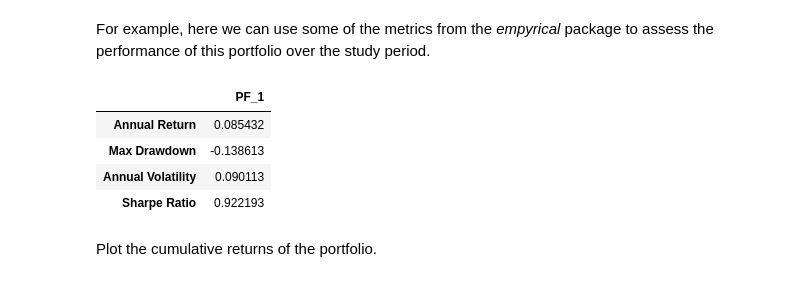
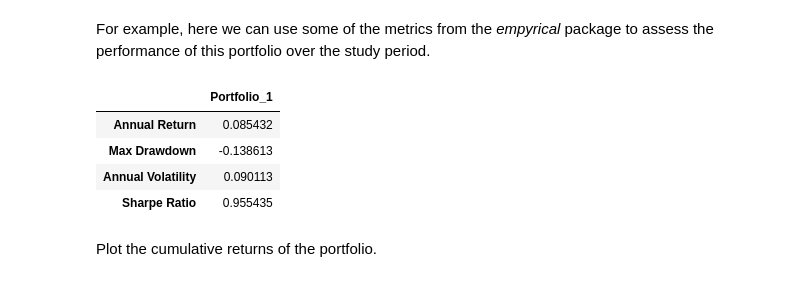
Before and after one commit to rickatx/rfpfolio, a Jupyter notebook: index.ipynb, the cells around one changed output. Saved outputs shown, nothing was run; the diff lists cells and outputs as text; code cells hidden in the pictures.

```diff
--- a/index.ipynb
+++ b/index.ipynb
@@ -96,25 +97,21 @@ import empyrical.stats as estats
 import pandas as pd
 # %%
 period='weekly'
-
-# risk-free rate -- for Sharpe ratio
-rf_rate = 0.003 # ann. rate of 0.3%
-weekly_rf_rate = (1 + rf_rate)**(1/52) - 1
 
 stats_spec = {'Annual Return':lambda x:estats.annual_return(x, period),
               'Max Drawdown':estats.max_drawdown,
               'Annual Volatility':lambda x: estats.annual_volatility(x, period),
-              'Sharpe Ratio':lambda x: estats.sharpe_ratio(x, risk_free=weekly_rf_rate, period=period)}
+              'Sharpe Ratio':lambda x: estats.sharpe_ratio(x, period=period)}
 
 stats = [f(pf_1_returns['PF_1']) for f in stats_spec.values()]
 
-pd.DataFrame({'PF_1': stats}, index=stats_spec.keys())
+pd.DataFrame({'Portfolio_1': stats}, index=stats_spec.keys())
 # %% [output]
-|  | PF_1 |
+|  | Portfolio_1 |
 | Annual Return | 0.085432 |
 | Max Drawdown | -0.138613 |
 | Annual Volatility | 0.090113 |
-| Sharpe Ratio | 0.922193 |
+| Sharpe Ratio | 0.955435 |
 # %% [markdown]
 Plot the cumulative returns of the portfolio.
 # %%
```
Also changed, not shown: parts of 3 cells of this notebook, 5 other files.
